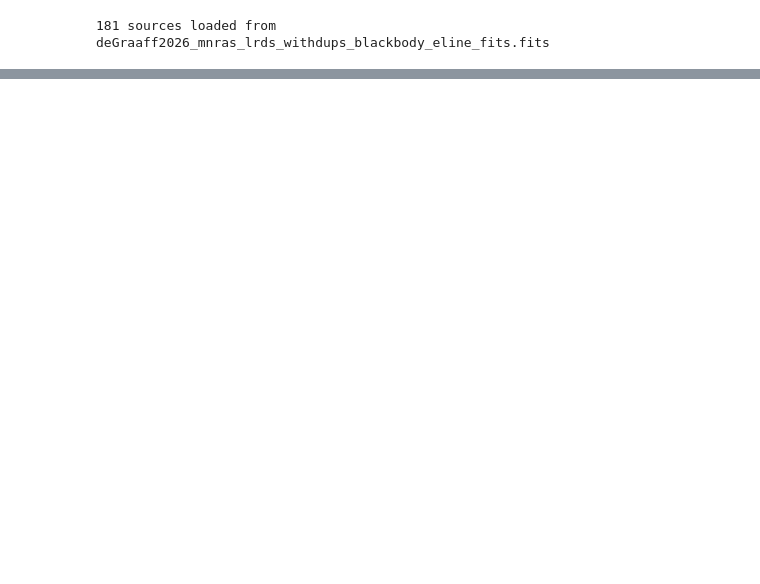
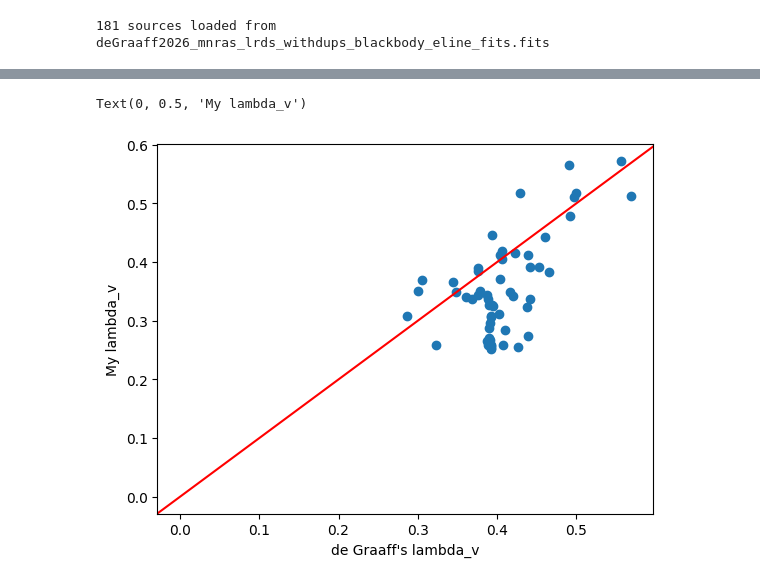
Before and after one commit to sfremy/my-eazy-jwst, a Jupyter notebook: scripts/lrd_replication.ipynb, the cells around one changed output, grey strips where cells are left out. Drawn from its saved outputs; the diff is of its cells as text; code cells hidden in the pictures; blank space fills up the shorter version.

```diff
--- a/scripts/lrd_replication.ipynb
+++ b/scripts/lrd_replication.ipynb
@@ -141,0 +783,9 @@ degraaf_sources['f444w_aper0.1']
+# %%
+plt.figure()
+plt.scatter(blackbody_sources['lambda_v'][:, 2], blackbody_sources['lam_v'] / 10000)
+plt.axline((0, 0), slope=1, color='red')
+plt.xlabel('de Graaff\'s lambda_v')
+plt.ylabel('My lambda_v')
+# %% [output]
+Text(0, 0.5, 'My lambda_v')
+[figure, added]
```
Also changed, not shown: parts of 35 cells of this notebook, 4 other files.
